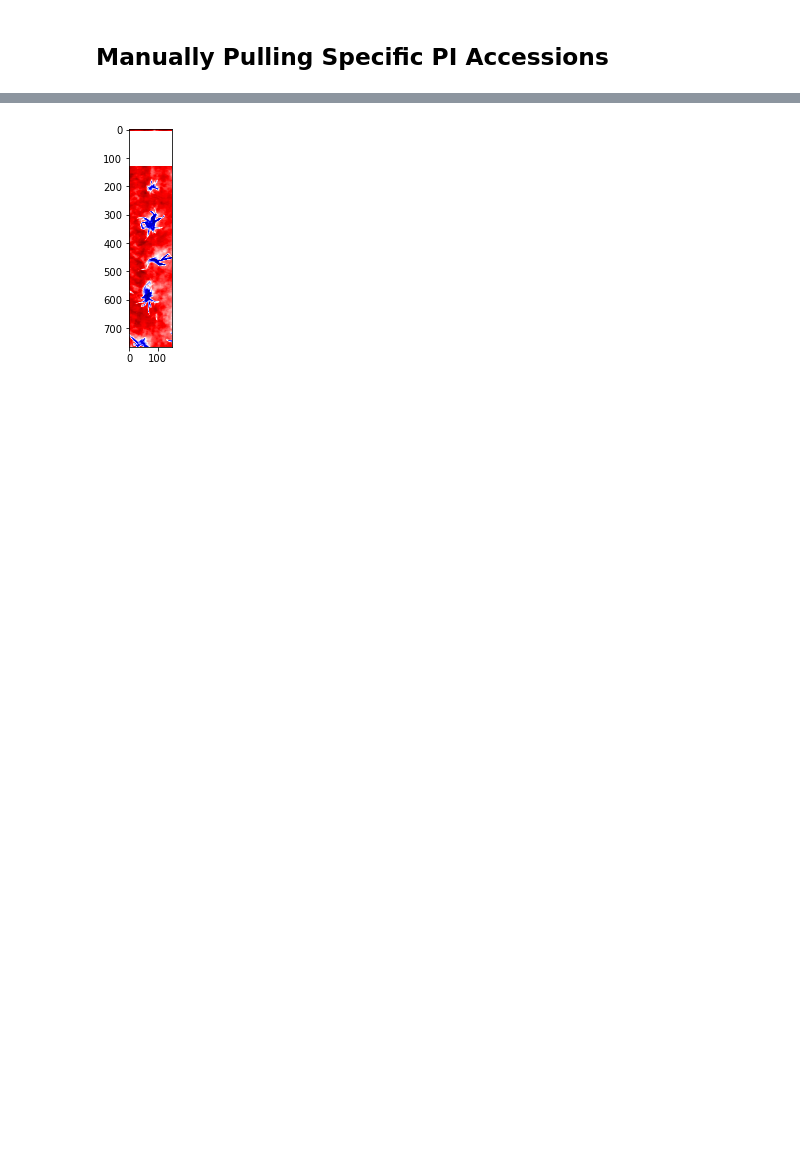
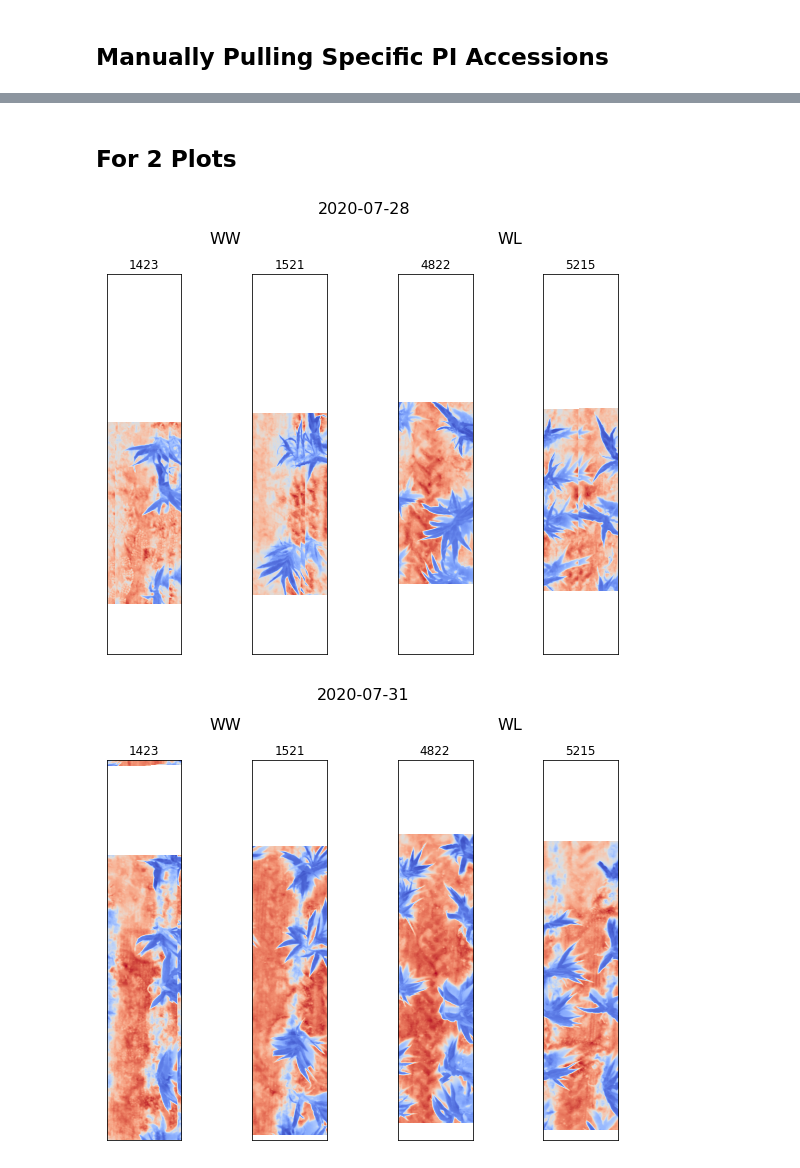
Before and after one commit to sebcalleja/MAC_Season_11, a Jupyter notebook: Andrea_Thermal_Imagery_2020.ipynb, the cells around one changed output, grey strips where cells are left out. Saved outputs shown, nothing was run; the diff lists cells and outputs as text; code cells hidden in the pictures; blank space fills up the shorter version.

```diff
--- a/Andrea_Thermal_Imagery_2020.ipynb
+++ b/Andrea_Thermal_Imagery_2020.ipynb
@@ -96,0 +82,6 @@ a_img_WL = cv2.normalize(a_img_WL, None, 0, 255, cv2.NORM_MINMAX, dtype=cv2.CV_8
+# %%
+def figure(tif_img, plot):
+    plt.imshow(tif_img, cmap = 'coolwarm')
+    plt.gca().axes.get_yaxis().set_visible(False)
+    plt.gca().axes.get_xaxis().set_visible(False)
+    plt.title(f'{plot}')
@@ -123,7 +119,0 @@ get_thermal(date, plot)
-# %%
-date = '2020-09-11'
-plot = '4026'
-
-get_thermal(date, plot)
-# %% [output]
-[figure, removed]
@@ -129,0 +125,2 @@ get_thermal(date, plot)
+# %% [markdown]
+## For 2 Plots
@@ -129,0 +158,14 @@ get_thermal(date, plot)
+# %%
+date1 = '2020-07-28'
+date2 = '2020-07-31'
+date3 = '2020-08-04'
+date4 = '2020-08-07'
+date5 = '2020-08-11'
+date6 = '2020-08-14'
+date7 = '2020-08-18'
+date8 = '2020-08-21'
+date9 = '2020-08-28'
+date10 = '2020-09-01'
+date11 = '2020-09-04'
+date12 = '2020-09-11'
+date13 = '2020-09-15'
@@ -129,0 +230,43 @@ get_thermal(date, plot)
+# %%
+# ## For 4 plots
+get_thermal(date1, plot1, plot2, plot3, plot4)
+# plt.savefig(f'{date1}')
+
+get_thermal(date2, plot1, plot2, plot3, plot4)
+# plt.savefig(f'{date2}')
+
+get_thermal(date3, plot1, plot2, plot3, plot4)
+# plt.savefig(f'{date3}')
+
+get_thermal(date4, plot1, plot2, plot3, plot4)
+# plt.savefig(f'{date4}')
+
+get_thermal(date5, plot1, plot2, plot3, plot4)
+# plt.savefig(f'{date5}')
+
+get_thermal(date6, plot1, plot2, plot3, plot4)
+# plt.savefig(f'{date6}')
+
+get_thermal(date7, plot1, plot2, plot3, plot4)
+# plt.savefig(f'{date7}')
+
+get_thermal(date8, plot1, plot2, plot3, plot4)
+# plt.savefig(f'{date8}')
+
+get_thermal(date9, plot1, plot2, plot3, plot4)
+# plt.savefig(f'{date9}')
+
+get_thermal(date10, plot1, plot2, plot3, plot4)
+# plt.savefig(f'{date10}')
+
+get_thermal(date11, plot1, plot2, plot3, plot4)
+# plt.savefig(f'{date11}')
+
+get_thermal(date12, plot1, plot2, plot3, plot4)
+# plt.savefig(f'{date12}')
+
+get_thermal(date13, plot1, plot2, plot3, plot4)
+# plt.savefig(f'{date13}')
+# %% [output]
+[figure, added]
+[figure, added]
```
Also changed, not shown: parts of 23 cells of this notebook, 2 other files.
